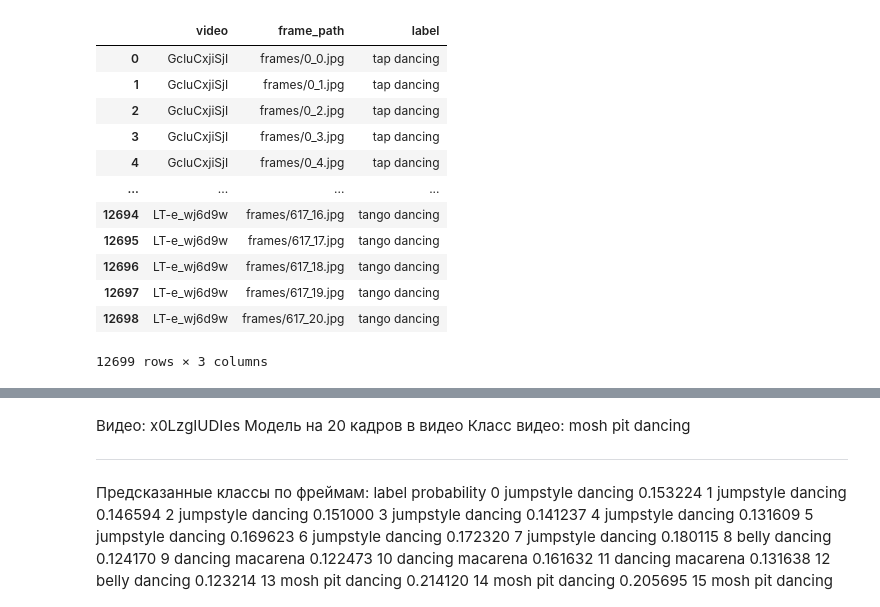
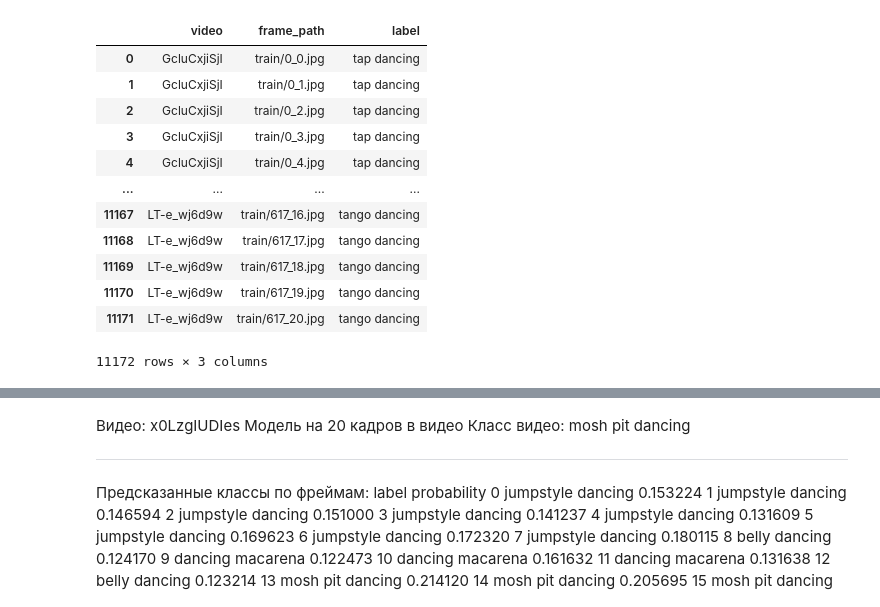
Before and after one commit to CoffeeTime66/pose_estimation, a Jupyter notebook: image_classifier.ipynb, the cells around one changed output, grey strips where cells are left out. Saved outputs shown, nothing was run; the diff lists cells and outputs as text; code cells hidden in the pictures.

Commit message:
train/test split

```diff
--- a/image_classifier.ipynb
+++ b/image_classifier.ipynb
@@ -16,20 +14,20 @@ from tensorflow.keras.layers import Dense, Flatten, Dropout, UpSampling2D, Batch
 # %%
-train_df = pd.read_csv('train_frames.csv')
-test_df = pd.read_csv('test_frames.csv')
+train_df = pd.read_csv('train_frames_20.csv')
+test_df = pd.read_csv('test_frames_20.csv')
 train_df
 # %% [output]
 |  | video | frame_path | label |
-| 0 | GcluCxjiSjI | frames/0_0.jpg | tap dancing |
-| 1 | GcluCxjiSjI | frames/0_1.jpg | tap dancing |
-| 2 | GcluCxjiSjI | frames/0_2.jpg | tap dancing |
-| 3 | GcluCxjiSjI | frames/0_3.jpg | tap dancing |
-| 4 | GcluCxjiSjI | frames/0_4.jpg | tap dancing |
+| 0 | GcluCxjiSjI | train/0_0.jpg | tap dancing |
+| 1 | GcluCxjiSjI | train/0_1.jpg | tap dancing |
+| 2 | GcluCxjiSjI | train/0_2.jpg | tap dancing |
+| 3 | GcluCxjiSjI | train/0_3.jpg | tap dancing |
+| 4 | GcluCxjiSjI | train/0_4.jpg | tap dancing |
 | ... | ... | ... | ... |
-| 12694 | LT-e_wj6d9w | frames/617_16.jpg | tango dancing |
-| 12695 | LT-e_wj6d9w | frames/617_17.jpg | tango dancing |
-| 12696 | LT-e_wj6d9w | frames/617_18.jpg | tango dancing |
-| 12697 | LT-e_wj6d9w | frames/617_19.jpg | tango dancing |
-| 12698 | LT-e_wj6d9w | frames/617_20.jpg | tango dancing |
+| 11167 | LT-e_wj6d9w | train/617_16.jpg | tango dancing |
+| 11168 | LT-e_wj6d9w | train/617_17.jpg | tango dancing |
+| 11169 | LT-e_wj6d9w | train/617_18.jpg | tango dancing |
+| 11170 | LT-e_wj6d9w | train/617_19.jpg | tango dancing |
+| 11171 | LT-e_wj6d9w | train/617_20.jpg | tango dancing |
-12699 rows × 3 columns
+11172 rows × 3 columns
 # %%
 test_df
```
Also changed, not shown: parts of 33 cells of this notebook, 1 other file.
